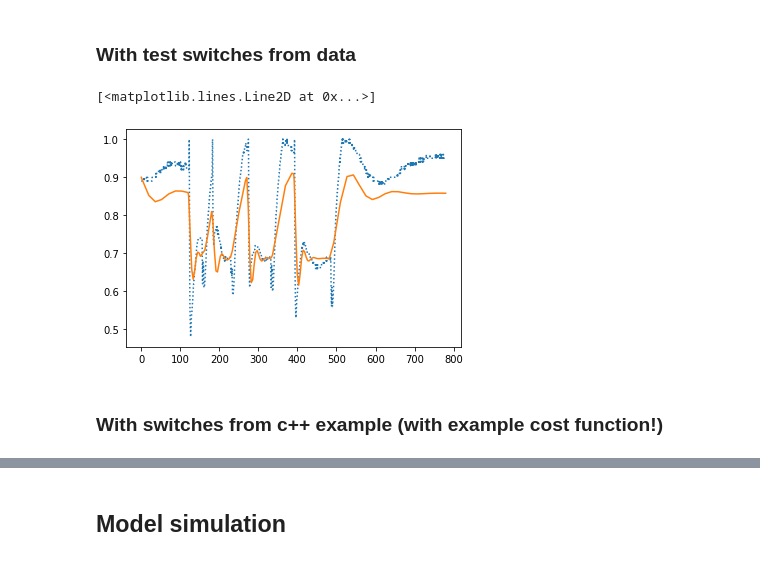
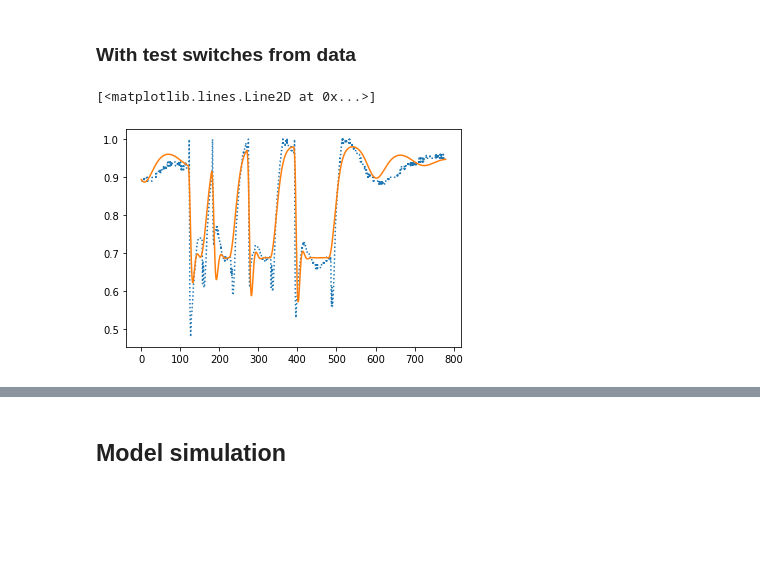
Before and after one commit to madsobdrupjakobsen/switching_time_optimization, a Jupyter notebook: control/notebooks/model_simulation.ipynb, the cells around one changed output, grey strips where cells are left out. Saved outputs shown, nothing was run; the diff lists cells and outputs as text; code cells hidden in the pictures; blank space fills up the shorter version.

```diff
--- a/control/notebooks/model_simulation.ipynb
+++ b/control/notebooks/model_simulation.ipynb
@@ -86,37 +121,38 @@ plt.plot(sol.t,sol.y[0])
 ## Second order model
 # %%
 # Define model
-mu_IDLE = 857.67384863
-mu_MELT = 686.5294216
-omega_IDLE = 0.0597560
-omega_MELT = 0.2612345
-xi_IDLE = 0.3504557
-xi_MELT = 0.3426913
-logsigma = np.array([-7.7329708, 2.0893133])
-logR = -7.0306394
+mu_IDLE = 957.10401120
+mu_MELT = 700.74438030
+omega_IDLE = 0.05220237
+omega_MELT = 0.30504764
+xi_IDLE = 0.18367929
+xi_MELT = 0.50240445
+slope = 0.00778941
+offset = 599.12794983
+logsigma = np.array([-0.44650699, 2.53627662])
+logR = -10.86389382
 
-pars = np.array([mu_IDLE, mu_MELT, omega_IDLE, omega_MELT, xi_IDLE, xi_MELT, logsigma, logR])
+pars = np.array([mu_IDLE, mu_MELT, omega_IDLE, omega_MELT, xi_IDLE, xi_MELT, slope, offset, logsigma, logR])
 m2 = secondordermodel(pars)
 # %% [markdown]
 ### With test switches from data
 # %%
-T = data['t'][-1]
+tf = data['t'][-1]
 switches_data = pd.to_datetime(["2019-09-17 13:00:00",
                  "2019-09-17 13:30:00",
                  "2019-09-17 14:00:00",
                  "2019-09-17 14:45:00",
                  "2019-09-17 15:30:00",
                  "2019-09-17 16:30:00",
                  "2019-09-17 17:30:00",
                  "2019-09-17 19:00:00"])
 switches_data = (60 * (switches_data.hour - data_full.index.hour[0]) + switches_data.minute - data_full.index.minute[0]).astype(int)
-tau_MELT_all_data, tau_IDLE_all_data  = derive_regimes(switches_data,T,1)
-x0 = np.array([2.6659426, 899.8884004])
-sol = solve_ivp(m2.f, [0, T], [x0[0], x0[1]], args=(tau_MELT_all_data,tau_IDLE_all_data))
+tau_MELT_all_data, tau_IDLE_all_data  = derive_regimes(switches_data,tf,1)
+switches_data = np.concatenate(derive_regimes(switches_data,0,0))
+x0 = np.array([2.17082264, 873.03730756])
+T, X, Z = sol_ivp_wrapper_discrete(m2,x0,switches_data,tf,data['t'])
 plt.plot(data['t'], data['A40_A_CompCap'], ls = 'dotted')
-plt.plot(sol.t, sol.y[1]/1000)
+plt.plot(T, Z[0])
 # %% [output]
 [<matplotlib.lines.Line2D at 0x...>]
-[figure, old version]
+[figure, new version]
-# %% [markdown]
-### With switches from c++ example (with example cost function!)
```
Also changed, not shown: parts of 78 cells of this notebook, 34 other files.
